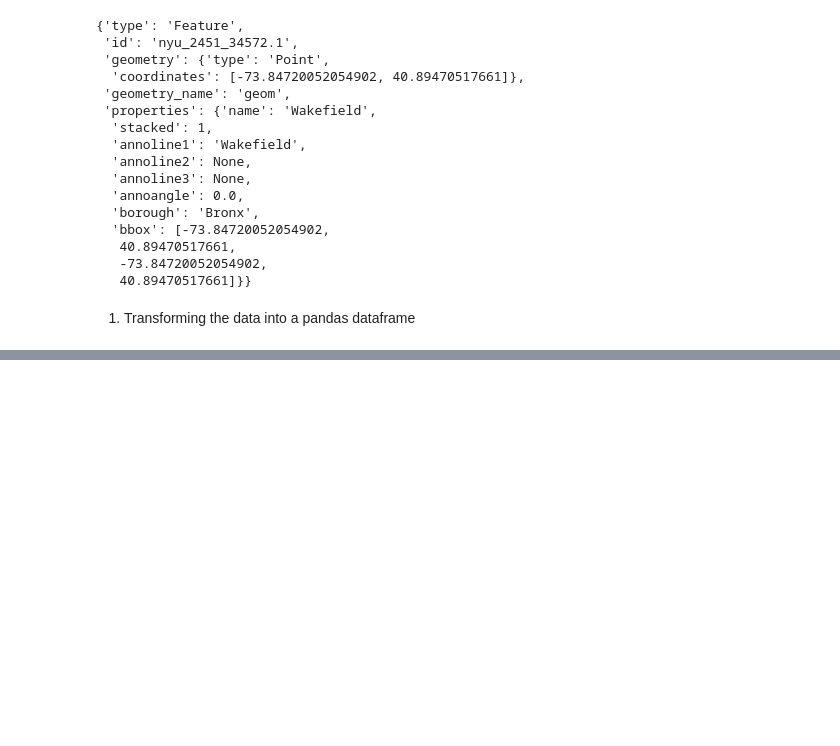
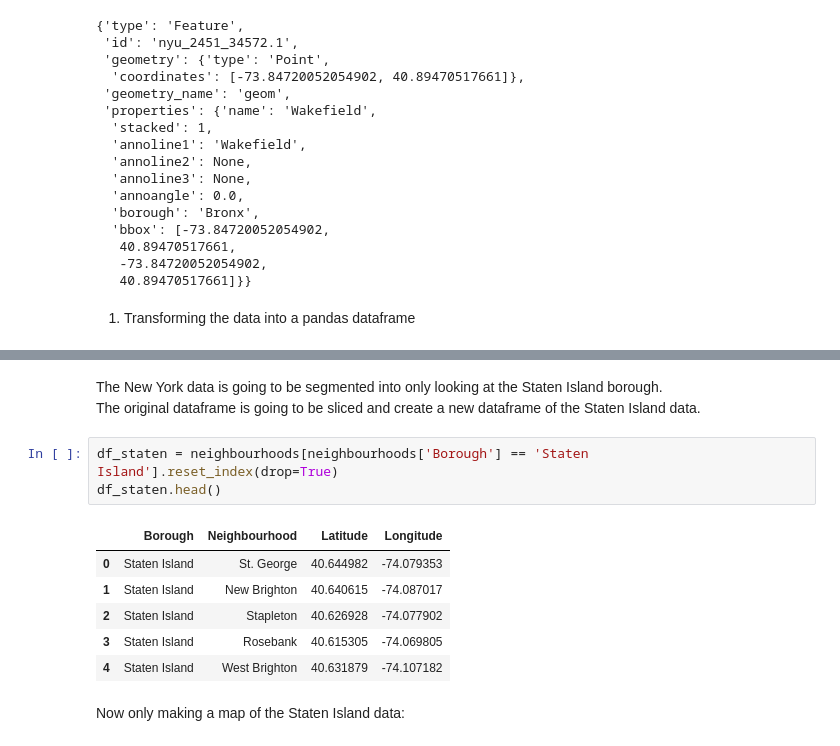
Before and after one commit to caitydows/coursera-capstone, a Jupyter notebook: Battle of the Neighbourhoods (Week 2).ipynb, the cells around one changed output, grey strips where cells are left out. Drawn from its saved outputs; the diff is of its cells as text; blank space fills up the shorter version.

```diff
--- a/Battle of the Neighbourhoods (Week 2).ipynb
+++ b/Battle of the Neighbourhoods (Week 2).ipynb
@@ -271,3 +303,18 @@ map_newyork
 # %% [output]
 The geograpical coordinate of New York City are 40.7127281, -74.0060152.
 [interactive output not drawn]
+# %% [markdown]
+The New York data is going to be segmented into only looking at the Staten Island borough.
+The original dataframe is going to be sliced and create a new dataframe of the Staten Island data.
+# %%
+df_staten = neighbourhoods[neighbourhoods['Borough'] == 'Staten Island'].reset_index(drop=True)
+df_staten.head()
+# %% [output]
+|  | Borough | Neighbourhood | Latitude | Longitude |
+| 0 | Staten Island | St. George | 40.644982 | -74.079353 |
+| 1 | Staten Island | New Brighton | 40.640615 | -74.087017 |
+| 2 | Staten Island | Stapleton | 40.626928 | -74.077902 |
+| 3 | Staten Island | Rosebank | 40.615305 | -74.069805 |
+| 4 | Staten Island | West Brighton | 40.631879 | -74.107182 |
+# %% [markdown]
+Now only making a map of the Staten Island data:
```
Also changed, not shown: parts of 14 cells of this notebook.
